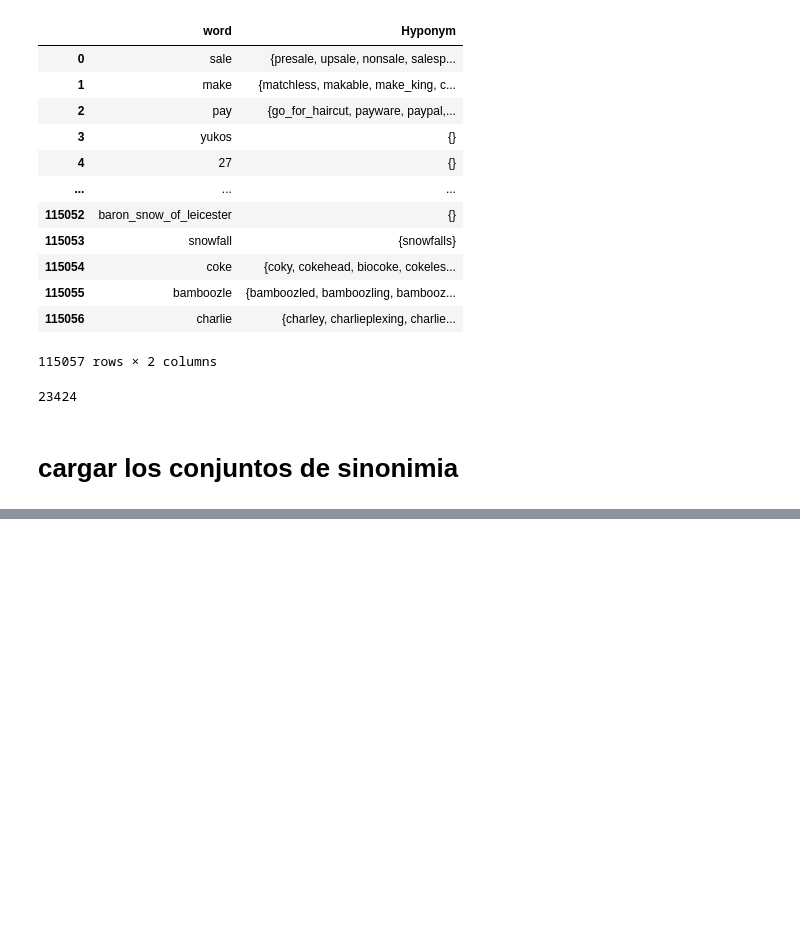
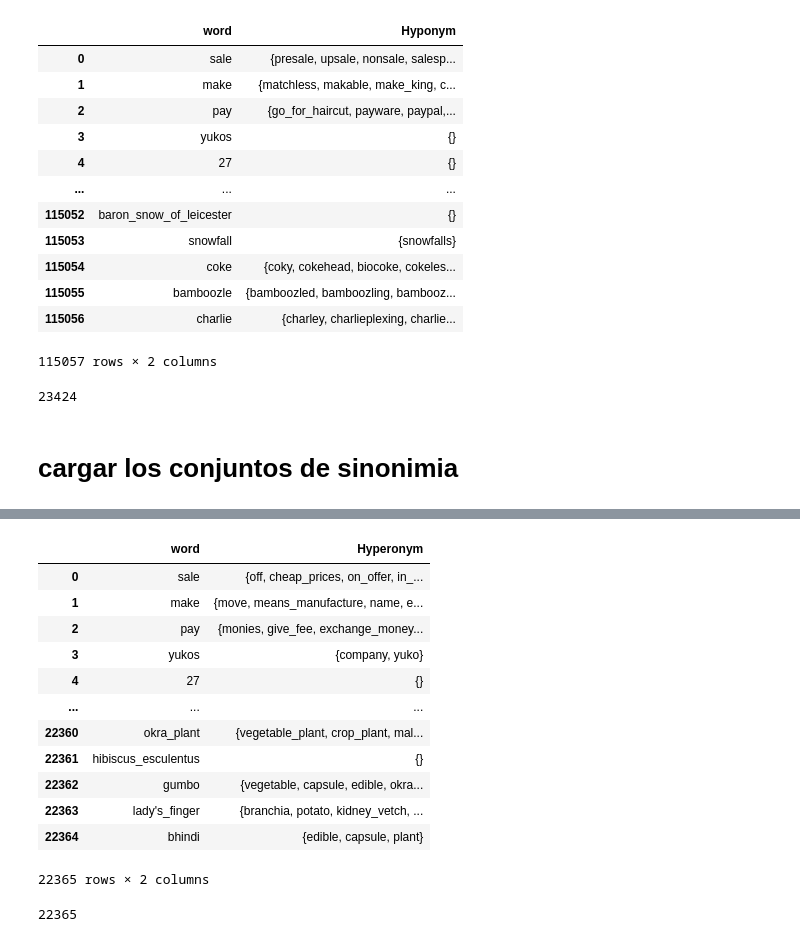
Before and after one commit to david-T-M/RIT_abril, a Jupyter notebook: diccionarios.ipynb, the cells around one changed output, grey strips where cells are left out. Drawn from its saved outputs; the diff is of its cells as text; code cells hidden in the pictures; blank space fills up the shorter version.

```diff
--- a/diccionarios.ipynb
+++ b/diccionarios.ipynb
@@ -272,0 +310,17 @@ dict_syns
+# %%
+df_hyp=pd.read_pickle("salida/nuevo3/Hyperonyms.pickle")
+df_hyp
+# %% [output]
+|  | word | Hyperonym |
+| 0 | sale | {off, cheap_prices, on_offer, in_... |
+| 1 | make | {move, means_manufacture, name, e... |
+| 2 | pay | {monies, give_fee, exchange_money... |
+| 3 | yukos | {company, yuko} |
+| 4 | 27 | {} |
+| ... | ... | ... |
+| 22360 | okra_plant | {vegetable_plant, crop_plant, mal... |
+| 22361 | hibiscus_esculentus | {} |
+| 22362 | gumbo | {vegetable, capsule, edible, okra... |
+| 22363 | lady's_finger | {branchia, potato, kidney_vetch, ... |
+| 22364 | bhindi | {edible, capsule, plant} |
+22365 rows × 2 columns
@@ -272,0 +330,4 @@ dict_syns
+# %%
+len(hyperonimos)
+# %% [output]
+22365
```
Also changed, not shown: parts of 31 cells of this notebook, 4 other files.
